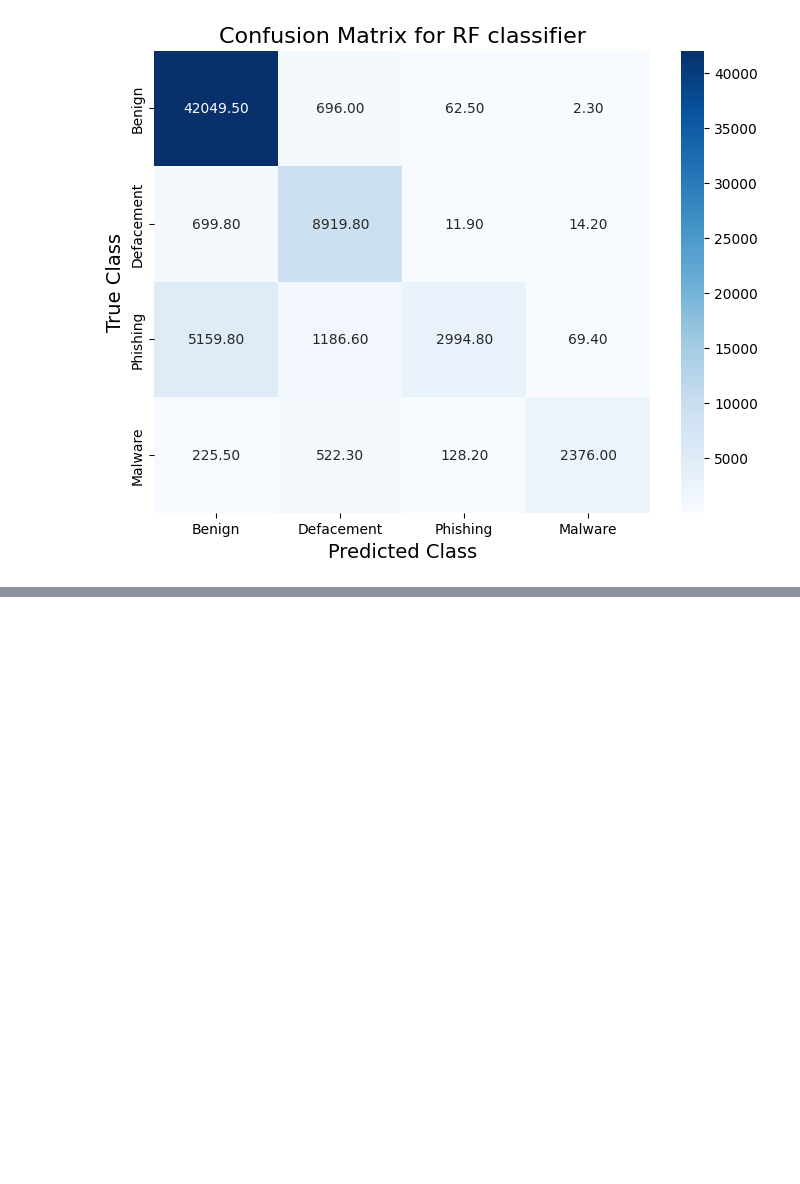
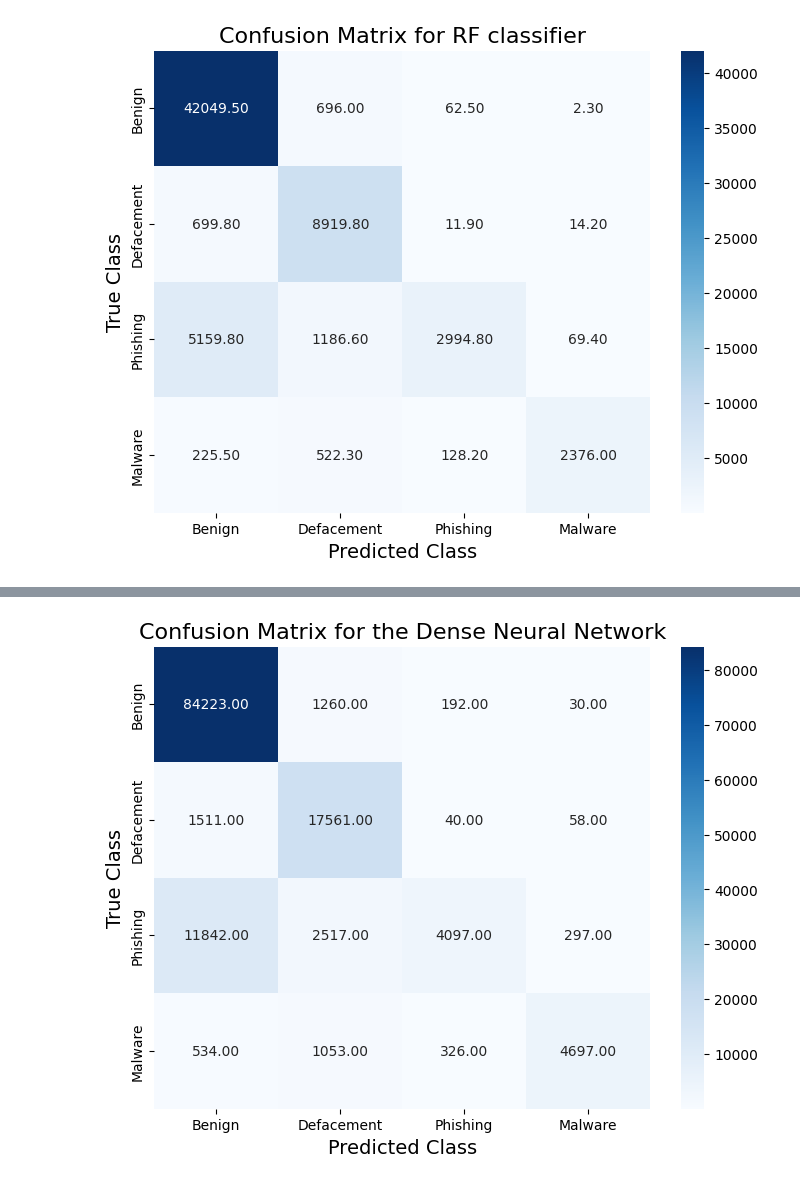
Before and after one commit to giacomo-monni/ML_Project, a Jupyter notebook: ML_Project.ipynb, the cells around one changed output, grey strips where cells are left out. Cells and saved outputs as stored; diff of their text form; code cells hidden in the pictures; blank space fills up the shorter version.

```diff
--- a/ML_Project.ipynb
+++ b/ML_Project.ipynb
@@ -819,7 +824,7 @@ for clf_label, result in clfs_results.items():
 # %%
 #@title Preprocessing data for the Neural Network
-
-device = torch.device('cuda:0' if torch.cuda.is_available() else 'cpu')
+# training and test set splitting
+x_train, x_test, y_train, y_test = train_test_split(data.drop(columns='label'), data['label'], test_size=0.2, random_state=42)
 
 # training and test samples (pandas DataFrames) are normalized
 # with the StandardScaler in order to be converted to Pytorch tensors
@@ -841,8 +846,8 @@ train_dataset_nn = TensorDataset(x_train_tensor, y_train_nn)
 test_dataset_nn = TensorDataset(x_test_tensor, y_test_nn)
 
 train_loader_nn = DataLoader(dataset=train_dataset_nn,
-                             batch_size=128,
+                             batch_size=256,
                              shuffle=True)
 test_loader_nn = DataLoader(dataset=test_dataset_nn,
-                            batch_size=128,
+                            batch_size=256,
                             shuffle=False)
@@ -940,0 +999,14 @@ Test Accuracy of the model: 84.40488134482688 %
+# %%
+#@title Plotting the Confusion Matrix for the Dense Neural Network
+classes = ['Benign', 'Defacement', 'Phishing', 'Malware']
+
+plt.figure(figsize=(8,6))
+sns.heatmap(confusion_matrix_dnn, annot=True, fmt=".2f", cmap="Blues",
+            xticklabels=classes,
+            yticklabels=classes)
+plt.title(f'Confusion Matrix for the Dense Neural Network', fontsize=16)
+plt.xlabel('Predicted Class', fontsize=14)
+plt.ylabel('True Class', fontsize=14)
+plt.show()
+# %% [output]
+[figure, added]
```
Also changed, not shown: parts of 25 cells of this notebook.
